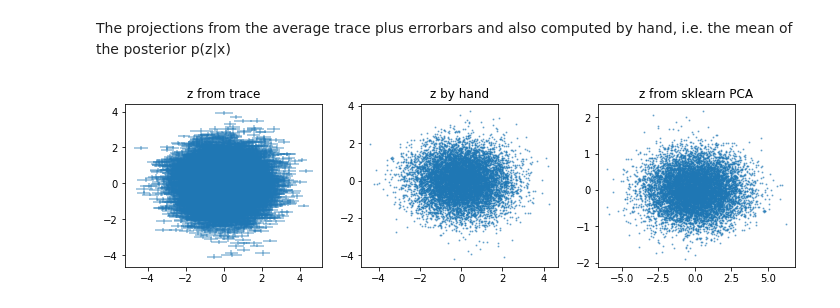
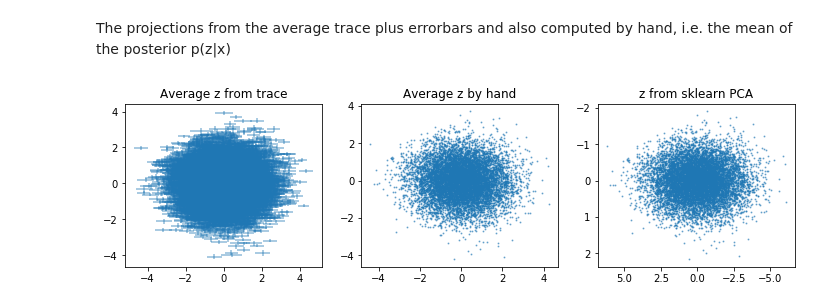
Before and after one commit to phuijse/courses_notebooks, a Jupyter notebook: notebooks/dimensionality_reduction.ipynb, the cells around one changed output. Cells and saved outputs as stored; diff of their text form; code cells hidden in the pictures.

```diff
--- a/notebooks/dimensionality_reduction.ipynb
+++ b/notebooks/dimensionality_reduction.ipynb
@@ -107,24 +110,26 @@ The projections from the average trace plus errorbars and also computed by hand,
 # %%
 z_trace_avg = np.mean(trace['z'], axis=0)
 z_trace_std = np.std(trace['z'], axis=0)
 z_trace_var = np.mean(np.var(trace['z'], axis=1), axis=0)
 # Sort the new axis in decreasing order of variance
 axis_order = np.argsort(z_trace_var)[::-1]
 
 fig = plt.figure(figsize=(12, 3))
 ax = fig.add_subplot(1, 3, 1)
 ax.errorbar(z_trace_avg[:, axis_order[0]], z_trace_avg[:, axis_order[1]],
             z_trace_std[:, axis_order[0]], z_trace_std[:, axis_order[1]], fmt='none', alpha= 0.5)
-plt.title('z from trace')
+plt.title('Average z from trace')
 
 Z_test = np.dot(X, np.dot(np.linalg.inv(np.dot(W_avg.T, W_avg) + np.eye(M)*s_avg**2 ), W_avg.T))
 ax = fig.add_subplot(1, 3, 2)
 ax.scatter(Z_test[:, axis_order[0]], Z_test[:, axis_order[1]], s=1, alpha=0.5)
-_ = plt.title('z by hand')
+_ = plt.title('Average z by hand')
 
 ax = fig.add_subplot(1, 3, 3)
 ax.scatter(R[:, 0], R[:, 1], s=1, alpha=0.5)
 _ = plt.title('z from sklearn PCA')
-# SKLEARN gives you the new axis already sorted by variance
+ax.invert_xaxis()
+ax.invert_yaxis()
+# SKLEARN gives you the new axis already sorted by variance, also axis might appear rotated
 # %% [output]
-[figure, old version]
+[figure, new version]
```
Also changed, not shown: parts of 6 cells of this notebook.
